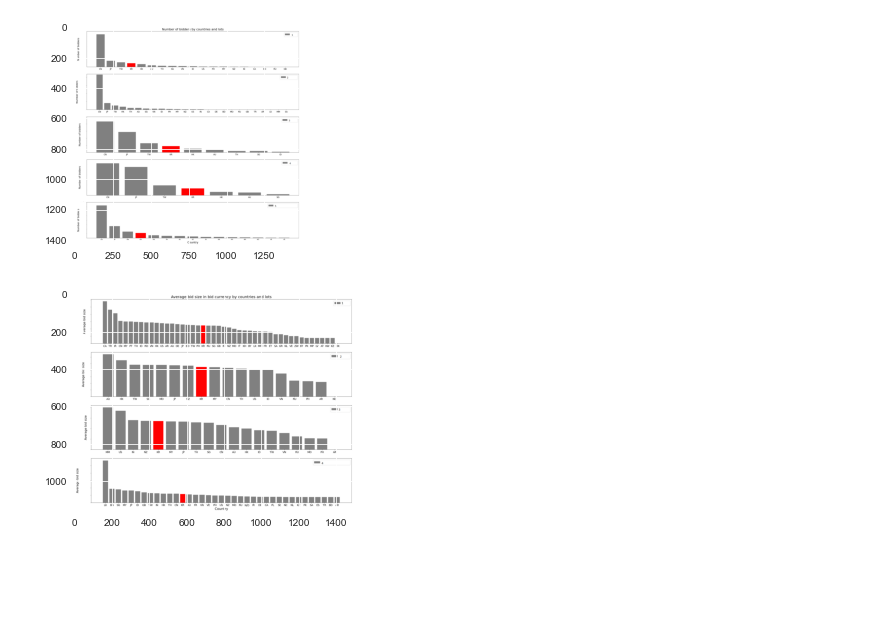
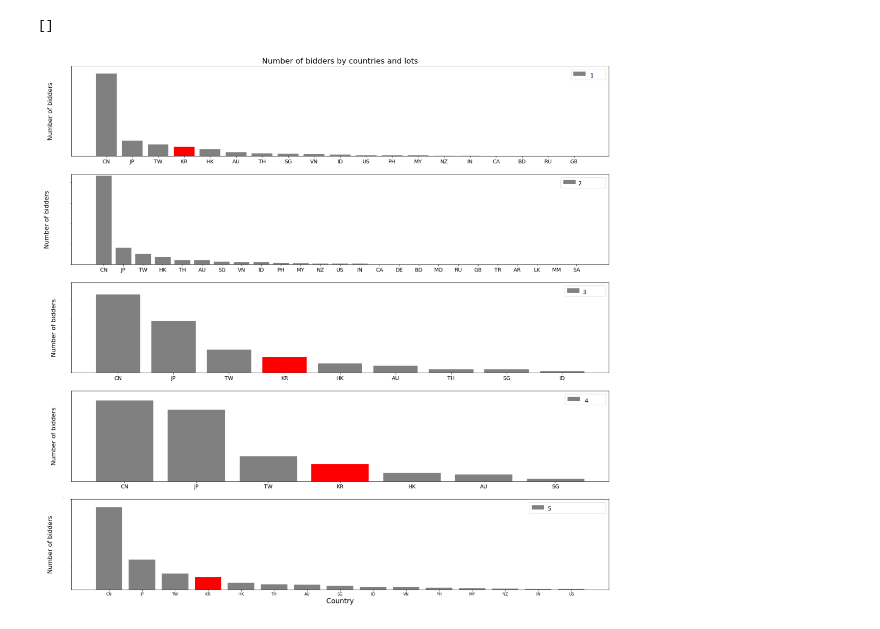
Before and after one commit to mariabogdanas/product_analytics, a Jupyter notebook: auction bidders.ipynb, the cells around one changed output. Drawn from its saved outputs; the diff is of its cells as text; code cells hidden in the pictures; blank space fills up the shorter version.

```diff
--- a/auction bidders.ipynb
+++ b/auction bidders.ipynb
@@ -109,12 +109,16 @@ axs[1].tick_params(axis='y', labelsize=14)
 axs[2].tick_params(axis='y', labelsize=14)
 axs[3].tick_params(axis='y', labelsize=14)
 axs[4].tick_params(axis='y', labelsize=14)
-# %%
-img = plt.imread('barchart1.png')
-plt.imshow(img)
-plt.show()
-# %% [output]
-[figure, removed]
+# %%
+fig, ax = plt.subplots(figsize=[20,20])
+img = plt.imread('barchart1.png')
+ax.imshow(img)
+ax.grid(False)
+ax.set_xticks([])
+ax.set_yticks([])
+# %% [output]
+[]
+[figure, added]
 # %%
 fig, axs = plt.subplots(4, figsize = [25, 20])
 axs[0].bar(data.loc[data.lot == '"1"'].sort_values(by=['mean_bid'], ascending=False)['country'],
@@ -154,9 +158,3 @@ axs[3].tick_params(axis='x', labelsize=14)
 axs[1].tick_params(axis='y', labelsize=14)
 axs[2].tick_params(axis='y', labelsize=14)
 axs[3].tick_params(axis='y', labelsize=14)
-# %%
-img = plt.imread('barchart2.png')
-plt.imshow(img)
-plt.show()
-# %% [output]
-[figure, removed]
```
Also changed, not shown: parts of 1 cell of this notebook.
